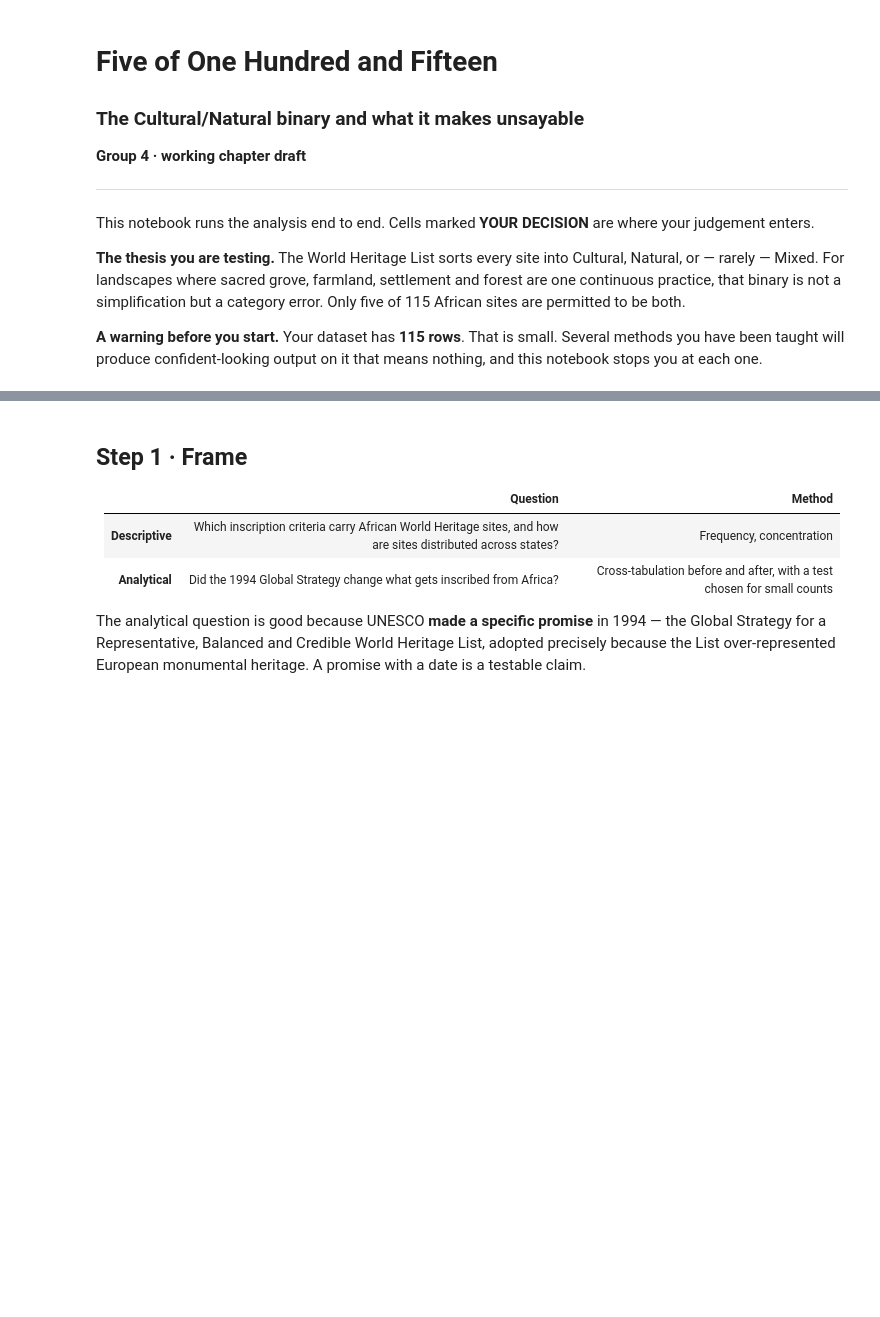
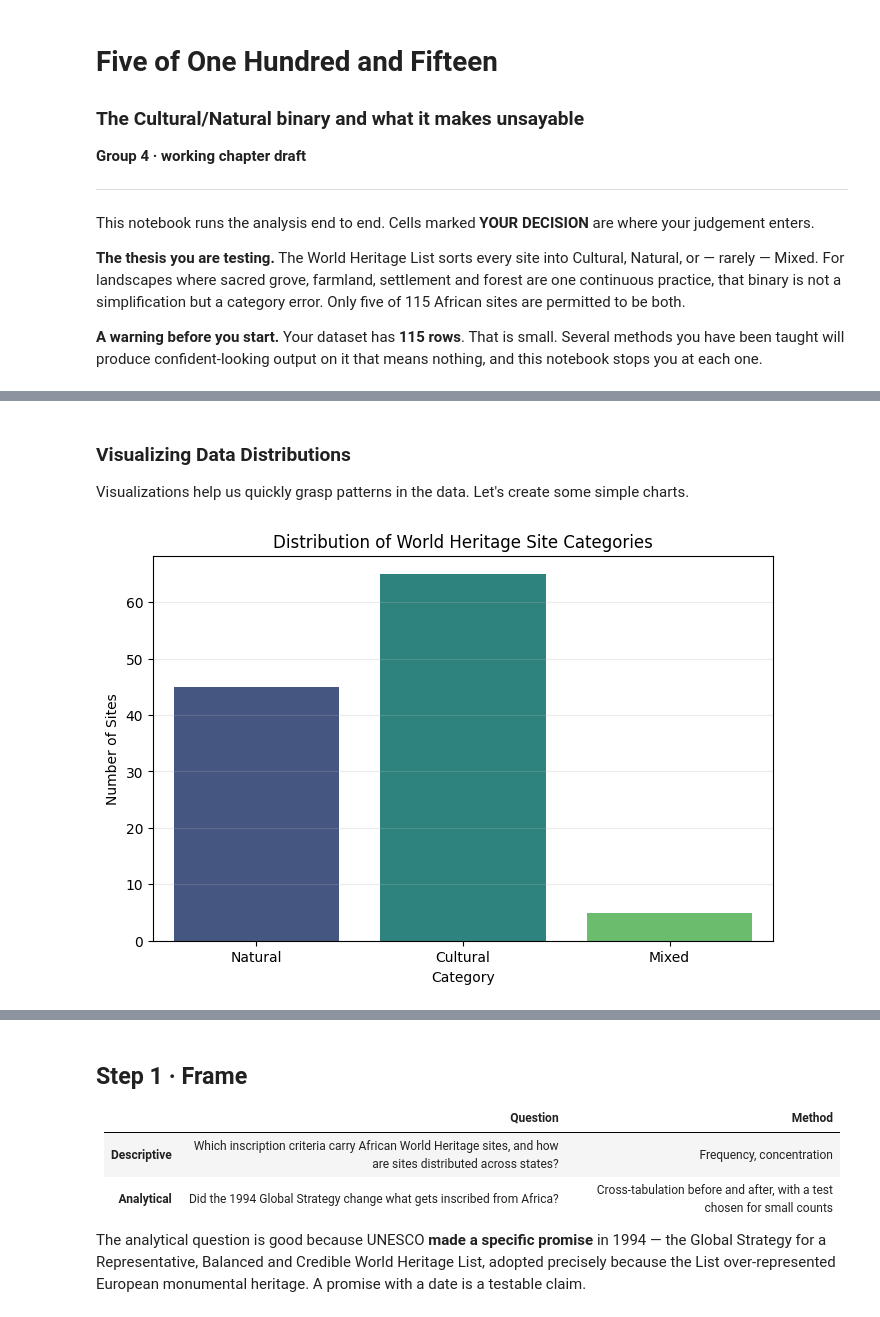
Before and after one commit to Sagaustus/adh-group-projects, a Jupyter notebook: group-04-unesco-heritage/analysis.ipynb, the cells around one changed output, grey strips where cells are left out. Drawn from its saved outputs; the diff is of its cells as text; code cells hidden in the pictures; blank space fills up the shorter version.

```diff
--- a/group-04-unesco-heritage/analysis.ipynb
+++ b/group-04-unesco-heritage/analysis.ipynb
@@ -35,0 +163,17 @@ print(df.dtypes.to_string())
+# %% [markdown]
+### Visualizing Data Distributions
+
+Visualizations help us quickly grasp patterns in the data. Let's create some simple charts.
+# %%
+import matplotlib.pyplot as plt
+import seaborn as sns
+
+# Distribution of Categories
+plt.figure(figsize=(8, 5))
+sns.countplot(x='category', data=df, palette='viridis')
+plt.title('Distribution of World Heritage Site Categories')
+plt.xlabel('Category')
+plt.ylabel('Number of Sites')
+plt.show()
+# %% [output]
+[figure, added]
```
Also changed, not shown: parts of 20 cells of this notebook.
